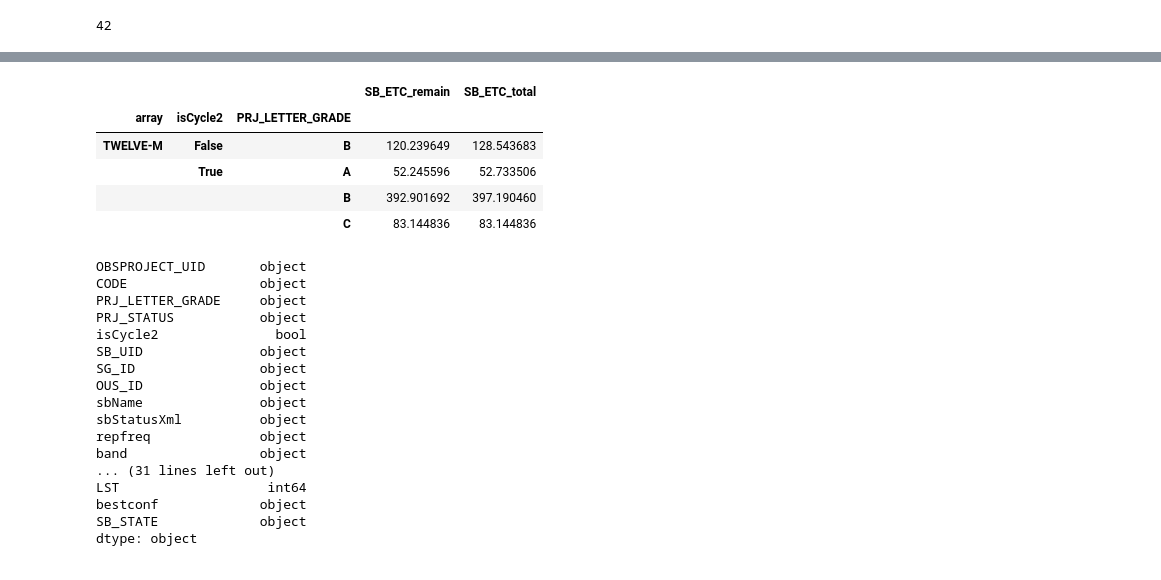
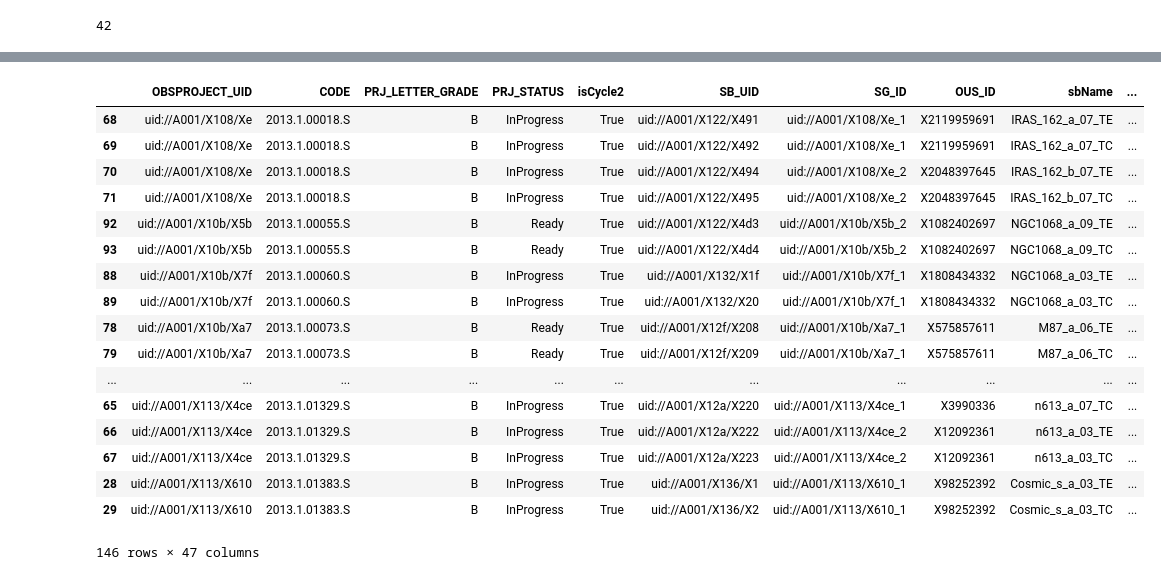
Before and after one commit to itoledoc/notebook, a Jupyter notebook: apa_nb.ipynb, the cells around one changed output, grey strips where cells are left out. Cells and saved outputs as stored; diff of their text form; code cells hidden in the pictures.

```diff
--- a/apa_nb.ipynb
+++ b/apa_nb.ipynb
@@ -67,29 +41,21 @@ datas.summary_sb.describe()
-# %%
-pd.pivot_table(datas.summary_sb.query('phase == "II" and C34_7 == 1'), index=['array','isCycle2', 'PRJ_LETTER_GRADE'], values=['SB_ETC_total', 'SB_ETC_remain'], aggfunc=pd.np.sum).fillna(0)
-# %% [output]
-|  |  |  | SB_ETC_remain | SB_ETC_total |
-| array | isCycle2 | PRJ_LETTER_GRADE |  |  |
-| TWELVE-M | False | B | 120.239649 | 128.543683 |
-|  | True | A | 52.245596 | 52.733506 |
-|  |  | B | 392.901692 | 397.190460 |
-|  |  | C | 83.144836 | 83.144836 |
-# %%
-datas.summary_sb.dtypes
-# %% [output]
-OBSPROJECT_UID       object
-CODE                 object
-PRJ_LETTER_GRADE     object
-PRJ_STATUS           object
-isCycle2               bool
-SB_UID               object
-SG_ID                object
-OUS_ID               object
-sbName               object
-sbStatusXml          object
-repfreq              object
-band                 object
-... (31 lines left out)
-LST                   int64
-bestconf             object
-SB_STATE             object
-dtype: object
+# %%
+pd.merge(datas.summary_sb.query('array == "TWELVE-M" and phase=="II"'), datas.sciencegoals.query("two_12m == 1")[['SG_ID', 'two_12m']]).sort('SG_ID')
+# %% [output]
+|  | OBSPROJECT_UID | CODE | PRJ_LETTER_GRADE | PRJ_STATUS | isCycle2 | SB_UID | SG_ID | OUS_ID | sbName | ... |
+| 68 | uid://A001/X108/Xe | 2013.1.00018.S | B | InProgress | True | uid://A001/X122/X491 | uid://A001/X108/Xe_1 | X2119959691 | IRAS_162_a_07_TE | ... |
+| 69 | uid://A001/X108/Xe | 2013.1.00018.S | B | InProgress | True | uid://A001/X122/X492 | uid://A001/X108/Xe_1 | X2119959691 | IRAS_162_a_07_TC | ... |
+| 70 | uid://A001/X108/Xe | 2013.1.00018.S | B | InProgress | True | uid://A001/X122/X494 | uid://A001/X108/Xe_2 | X2048397645 | IRAS_162_b_07_TE | ... |
+| 71 | uid://A001/X108/Xe | 2013.1.00018.S | B | InProgress | True | uid://A001/X122/X495 | uid://A001/X108/Xe_2 | X2048397645 | IRAS_162_b_07_TC | ... |
+| 92 | uid://A001/X10b/X5b | 2013.1.00055.S | B | Ready | True | uid://A001/X122/X4d3 | uid://A001/X10b/X5b_2 | X1082402697 | NGC1068_a_09_TE | ... |
+| 93 | uid://A001/X10b/X5b | 2013.1.00055.S | B | Ready | True | uid://A001/X122/X4d4 | uid://A001/X10b/X5b_2 | X1082402697 | NGC1068_a_09_TC | ... |
+| 88 | uid://A001/X10b/X7f | 2013.1.00060.S | B | InProgress | True | uid://A001/X132/X1f | uid://A001/X10b/X7f_1 | X1808434332 | NGC1068_a_03_TE | ... |
+| 89 | uid://A001/X10b/X7f | 2013.1.00060.S | B | InProgress | True | uid://A001/X132/X20 | uid://A001/X10b/X7f_1 | X1808434332 | NGC1068_a_03_TC | ... |
+| 78 | uid://A001/X10b/Xa7 | 2013.1.00073.S | B | Ready | True | uid://A001/X12f/X208 | uid://A001/X10b/Xa7_1 | X575857611 | M87_a_06_TE | ... |
+| 79 | uid://A001/X10b/Xa7 | 2013.1.00073.S | B | Ready | True | uid://A001/X12f/X209 | uid://A001/X10b/Xa7_1 | X575857611 | M87_a_06_TC | ... |
+| ... | ... | ... | ... | ... | ... | ... | ... | ... | ... | ... |
+| 65 | uid://A001/X113/X4ce | 2013.1.01329.S | B | InProgress | True | uid://A001/X12a/X220 | uid://A001/X113/X4ce_1 | X3990336 | n613_a_07_TC | ... |
+| 66 | uid://A001/X113/X4ce | 2013.1.01329.S | B | InProgress | True | uid://A001/X12a/X222 | uid://A001/X113/X4ce_2 | X12092361 | n613_a_03_TE | ... |
+| 67 | uid://A001/X113/X4ce | 2013.1.01329.S | B | InProgress | True | uid://A001/X12a/X223 | uid://A001/X113/X4ce_2 | X12092361 | n613_a_03_TC | ... |
+| 28 | uid://A001/X113/X610 | 2013.1.01383.S | B | InProgress | True | uid://A001/X136/X1 | uid://A001/X113/X610_1 | X98252392 | Cosmic_s_a_03_TE | ... |
+| 29 | uid://A001/X113/X610 | 2013.1.01383.S | B | InProgress | True | uid://A001/X136/X2 | uid://A001/X113/X610_1 | X98252392 | Cosmic_s_a_03_TC | ... |
+146 rows × 47 columns
```
Also changed, not shown: parts of 23 cells of this notebook, 12 other files.
